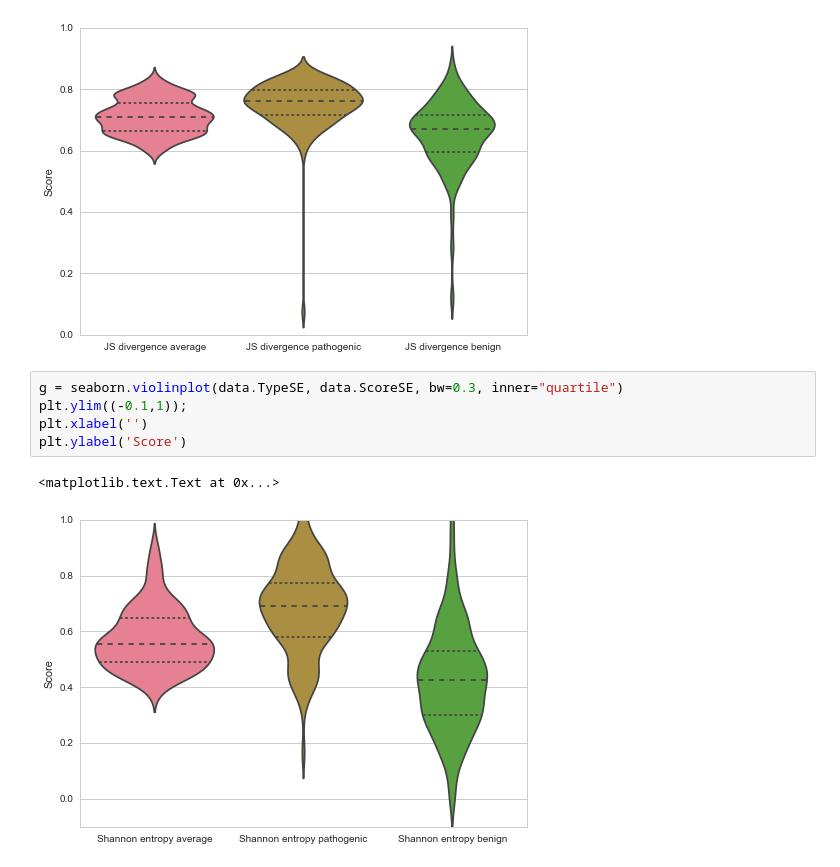
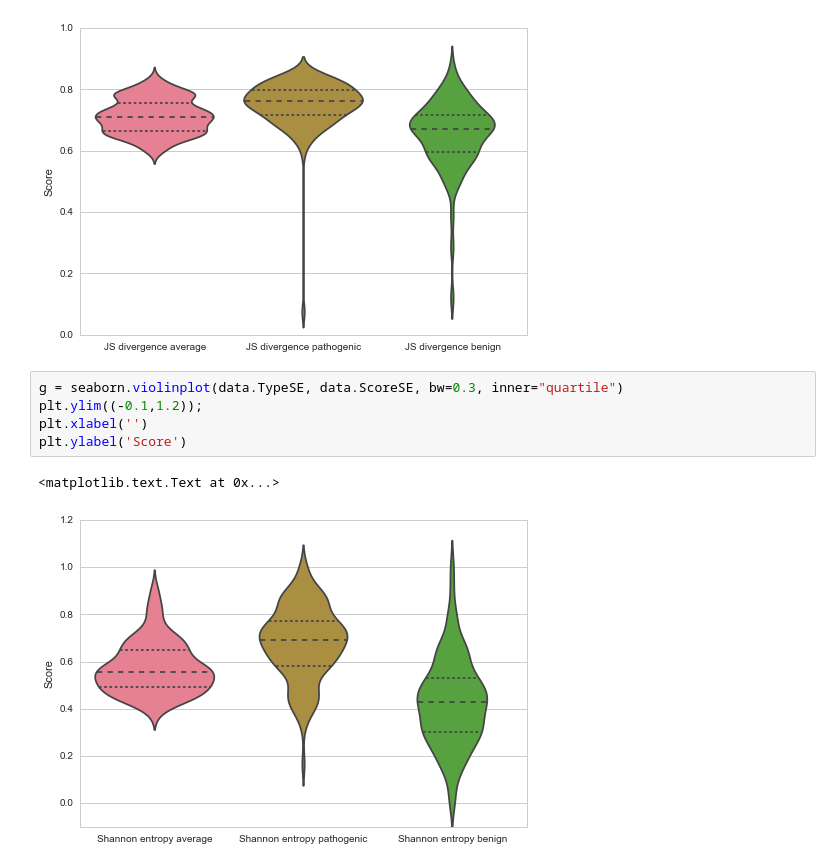
Before and after one commit to materechm/plabData, a Jupyter notebook: yeast_replaceable_genes/TestViolinPlot.ipynb, the cells around one changed output. Cells and saved outputs as stored; diff of their text form.

Commit message:
added figures

```diff
--- a/yeast_replaceable_genes/TestViolinPlot.ipynb
+++ b/yeast_replaceable_genes/TestViolinPlot.ipynb
@@ -22,11 +23,11 @@ plt.ylabel('Score')
 [figure]
 # %%
 g = seaborn.violinplot(data.TypeSE, data.ScoreSE, bw=0.3, inner="quartile")
-plt.ylim((-0.1,1));
+plt.ylim((-0.1,1.2));
 plt.xlabel('')
 plt.ylabel('Score')
 # %% [output]
 <matplotlib.text.Text at 0x...>
-[figure, old version]
+[figure, new version]
 # %%
 g = seaborn.violinplot(data.TypeSOP, data.ScoreSOP, bw=0.3, inner="quartile")
```
Also changed, not shown: parts of 15 cells of this notebook, 19 other files.
